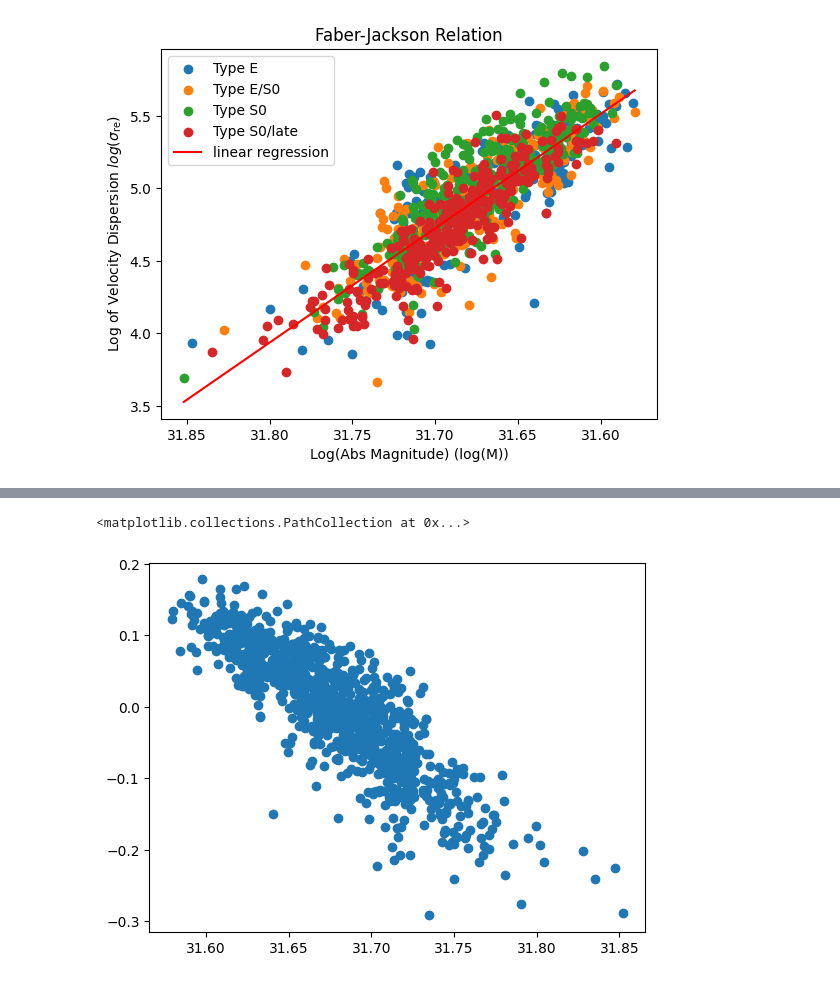
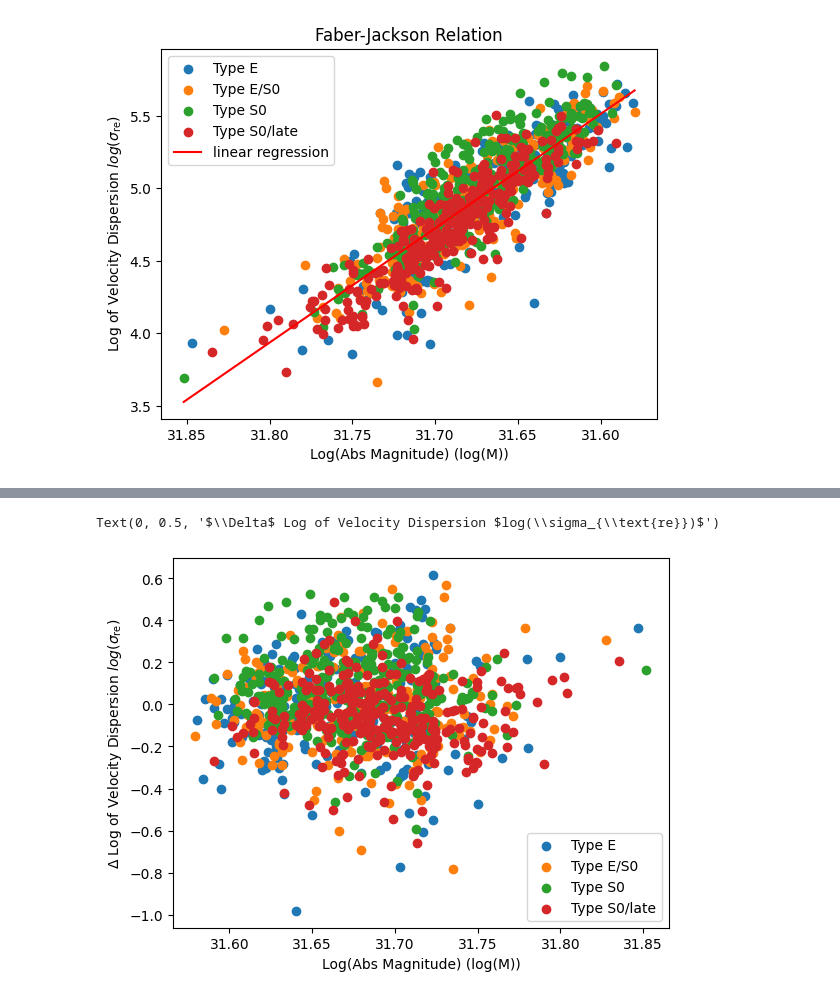
Before and after one commit to lina-pp/PHYS3116_Group3, a Jupyter notebook: Faber-Jackson.ipynb, the cells around one changed output, grey strips where cells are left out. Drawn from its saved outputs; the diff is of its cells as text; code cells hidden in the pictures.

```diff
--- a/Faber-Jackson.ipynb
+++ b/Faber-Jackson.ipynb
@@ -85,17 +51,17 @@ plt.show()
 # %%
 from scipy.optimize import curve_fit
 
-def relation(Mag, k):
-    return k * Mag
+def relation(Mag, k, b):
+    return k * Mag + b
 
 params, covariance = curve_fit(relation, M, sigma)
 
-k = params
+k = params[0]
 
-fit = relation(M,k)
+fit = relation(M,k,b)
 
 SS_res = np.sum((sigma - fit)**2)
-SS_tot = np.sum(sigma - np.mean(sigma)**2)
+SS_tot = np.sum((sigma - np.mean(sigma))**2)
 
 R2 = 1- SS_res/SS_tot
 
@@ -104,4 +70,6 @@ corr_coef = np.sqrt(R2)
 print("k =", k)
 print("R^2 =", R2)
 print("r=", corr_coef)
+print("SS_res=", SS_res)
+print("SS_tot=", SS_tot)
 # %% [output]
@@ -111,10 +98,17 @@ r= 1.004194209950861
 # %%
 # finding the residuals at each point -> I think we can put this under the curve to show how each point varies
 
 res = sigma - fit
 
-res1 = np.log(sigma) - np.log(fit)
-plt.scatter(M, res1)
+plt.scatter(M[E], res[E], label="Type E")
+plt.scatter(M[E_S0], res[E_S0], label="Type E/S0")
+plt.scatter(M[S0], res[S0], label="Type S0")
+plt.scatter(M[S0_late], res[S0_late], label="Type S0/late")
+plt.legend()
+
+
+plt.xlabel("Log(Abs Magnitude) (log(M))")
+plt.ylabel("$\Delta$ Log of Velocity Dispersion $log(\\sigma_{\\text{re}})$")
 # %% [output]
-<matplotlib.collections.PathCollection at 0x...>
+Text(0, 0.5, '$\\Delta$ Log of Velocity Dispersion $log(\\sigma_{\\text{re}})$')
-[figure, old version]
+[figure, new version]
```
Also changed, not shown: parts of 6 cells of this notebook.
